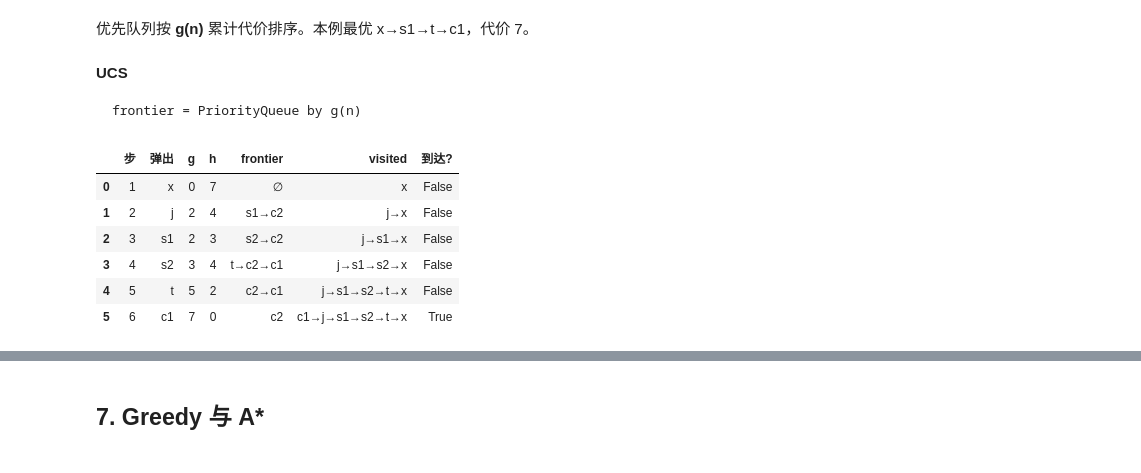
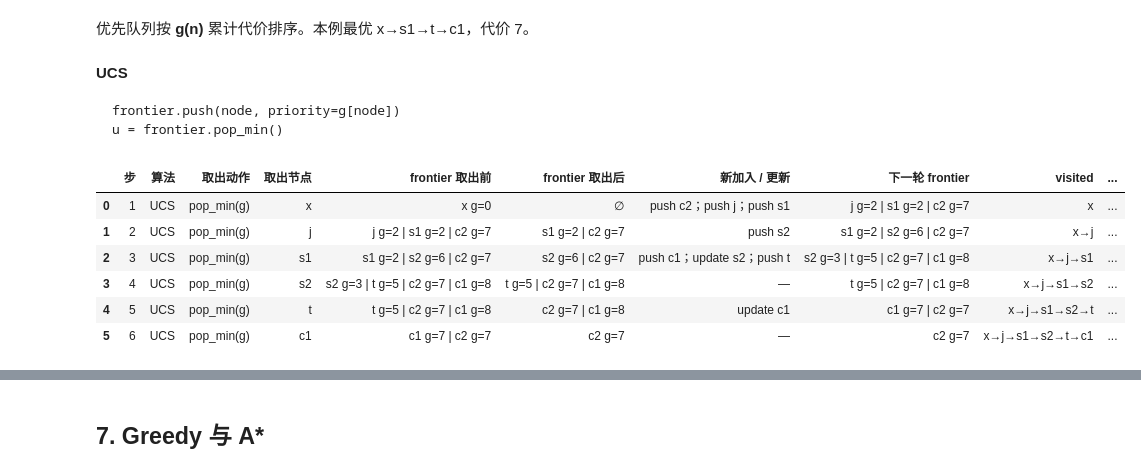
Before and after one commit to zhesun-0209/ai-thinking-labs, a Jupyter notebook: notebooks/ch05_campus_search.ipynb, the cells around one changed output, grey strips where cells are left out. Drawn from its saved outputs; the diff is of its cells as text; code cells hidden in the pictures.

````diff
--- a/notebooks/ch05_campus_search.ipynb
+++ b/notebooks/ch05_campus_search.ipynb
@@ -220,15 +218,16 @@ plot_campus(run_all()['dfs']['path'], title='DFS path (4 steps, cost 13)')
 **UCS**
 
 ```text
-frontier = PriorityQueue by g(n)
+frontier.push(node, priority=g[node])
+u = frontier.pop_min()
 ```
 # %%
-display(trace_search('ucs'))
+display(operation_trace('ucs'))
 # %% [output]
-|  | 步 | 弹出 | g | h | frontier | visited | 到达? |
-| 0 | 1 | x | 0 | 7 | ∅ | x | False |
-| 1 | 2 | j | 2 | 4 | s1→c2 | j→x | False |
-| 2 | 3 | s1 | 2 | 3 | s2→c2 | j→s1→x | False |
-| 3 | 4 | s2 | 3 | 4 | t→c2→c1 | j→s1→s2→x | False |
-| 4 | 5 | t | 5 | 2 | c2→c1 | j→s1→s2→t→x | False |
-| 5 | 6 | c1 | 7 | 0 | c2 | c1→j→s1→s2→t→x | True |
+|  | 步 | 算法 | 取出动作 | 取出节点 | frontier 取出前 | frontier 取出后 | 新加入 / 更新 | 下一轮 frontier | visited | ... |
+| 0 | 1 | UCS | pop_min(g) | x | x g=0 | ∅ | push c2；push j；push s1 | j g=2 | s1 g=2 | c2 g=7 | x | ... |
+| 1 | 2 | UCS | pop_min(g) | j | j g=2 | s1 g=2 | c2 g=7 | s1 g=2 | c2 g=7 | push s2 | s1 g=2 | s2 g=6 | c2 g=7 | x→j | ... |
+| 2 | 3 | UCS | pop_min(g) | s1 | s1 g=2 | s2 g=6 | c2 g=7 | s2 g=6 | c2 g=7 | push c1；update s2；push t | s2 g=3 | t g=5 | c2 g=7 | c1 g=8 | x→j→s1 | ... |
+| 3 | 4 | UCS | pop_min(g) | s2 | s2 g=3 | t g=5 | c2 g=7 | c1 g=8 | t g=5 | c2 g=7 | c1 g=8 | — | t g=5 | c2 g=7 | c1 g=8 | x→j→s1→s2 | ... |
+| 4 | 5 | UCS | pop_min(g) | t | t g=5 | c2 g=7 | c1 g=8 | c2 g=7 | c1 g=8 | update c1 | c1 g=7 | c2 g=7 | x→j→s1→s2→t | ... |
+| 5 | 6 | UCS | pop_min(g) | c1 | c1 g=7 | c2 g=7 | c2 g=7 | — | c2 g=7 | x→j→s1→s2→t→c1 | ... |
````
Also changed, not shown: parts of 33 cells of this notebook, 6 other files.
